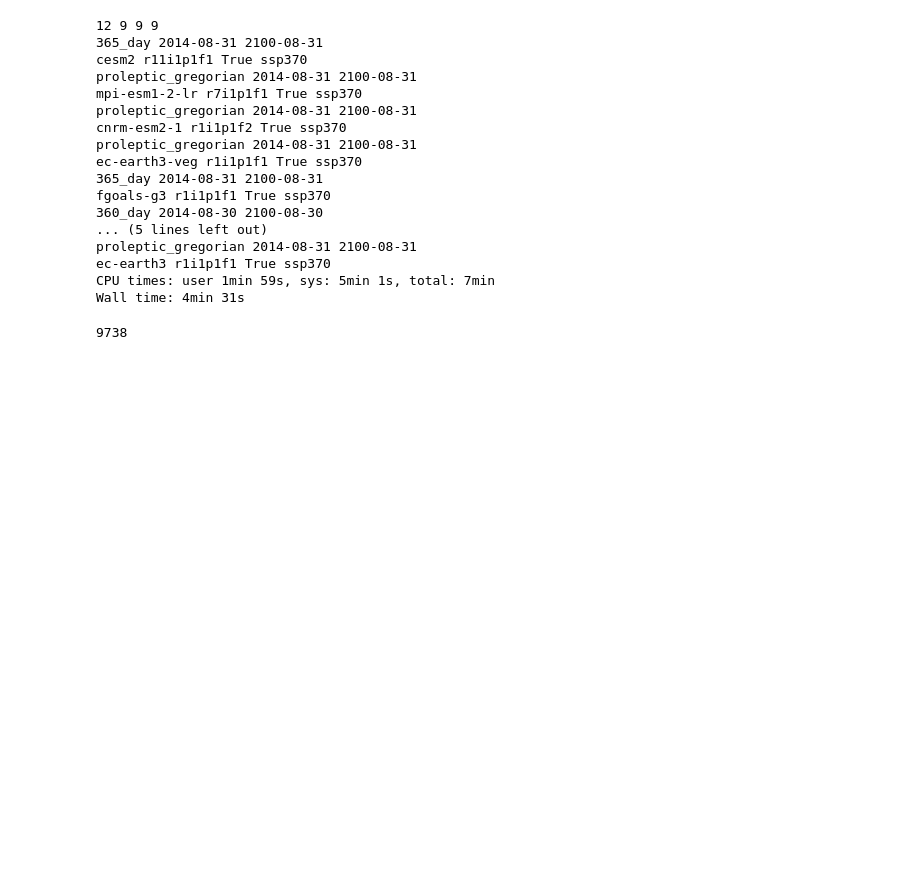
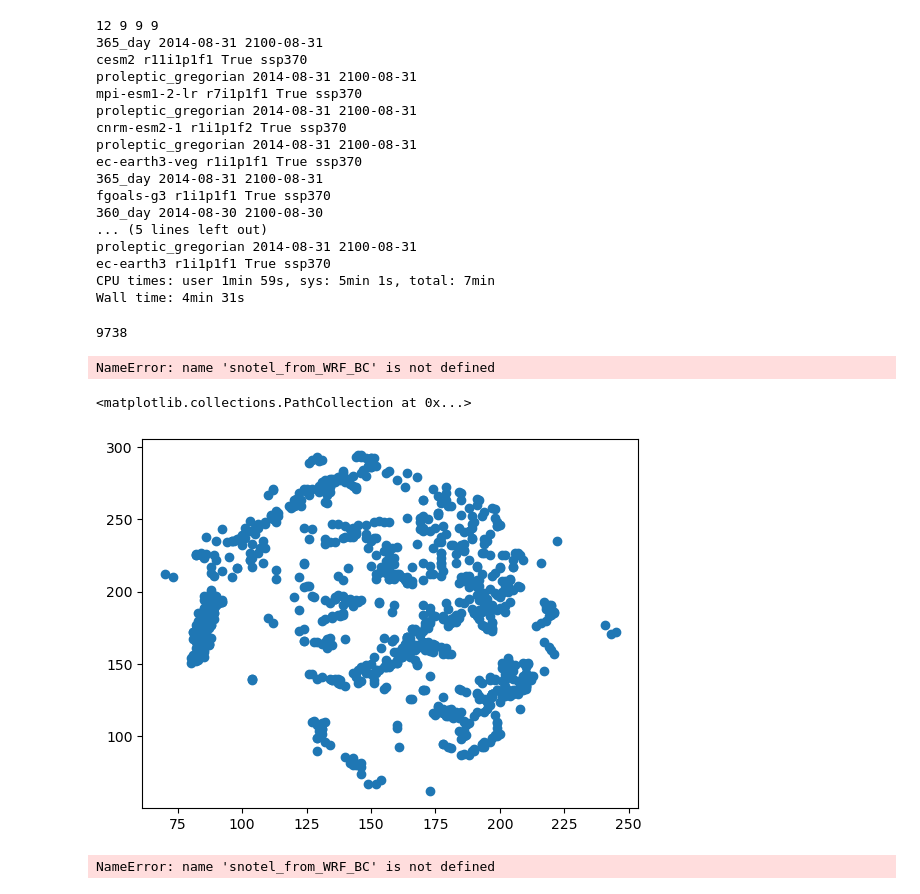
Before and after one commit to mariannecowherd/resilient-snowpack-estimation, a Jupyter notebook: code/generate_tmpfiles.ipynb, the cells around one changed output. Drawn from its saved outputs; the diff is of its cells as text; code cells hidden in the pictures; blank space fills up the shorter version.

```diff
--- a/code/generate_tmpfiles.ipynb
+++ b/code/generate_tmpfiles.ipynb
@@ -178,0 +192,6 @@ Wall time: 4min 31s
+# %%
+snow_SNOTELfromWRF_BC = xr.concat(snow_SNOTELfromWRF,dim='gcm')
+
+gc.collect()
+# %% [output]
+NameError: name 'snotel_from_WRF_BC' is not defined
@@ -178,0 +200,9 @@ Wall time: 4min 31s
+# %%
+site_indices = xr.open_dataset('/pscratch/sd/c/cowherd/resilient-snowpack-estimation/data/d02_coordinate_pairs.nc')
+snow_BC = xr.open_dataset(f'{savedir}snowMax.nc')
+# %%
+import matplotlib.pyplot as plt
+plt.scatter(site_indices['ii_dim'], site_indices['jj_dim'])
+# %% [output]
+<matplotlib.collections.PathCollection at 0x...>
+[figure, added]
@@ -179,34 +212,32 @@ Wall time: 4min 31s
 # %%
+%%time
 ## PREP SNOTEL WRF DATA ##
-jjj = x_indices
-iii = y_indices
+site_indices = xr.open_dataset('/pscratch/sd/c/cowherd/resilient-snowpack-estimation/data/d02_coordinate_pairs.nc')
+snow_BC = xr.open_dataset(f'{savedir}snowMax.nc')
+
+iii = site_indices['ii_dim']
+jjj = site_indices['jj_dim']
 snow_SNOTELfromWRF= []
-for icount, igcm in enumerate(snow_BC.keys()):
-    snow_x = snow_BC[igcm].isel(lat2d=xr.DataArray(jjj,dims="site"), lon2d=xr.DataArray(iii,dims="site"))
-    start_date = snow_x.time[5*365]  # 1985
-    end_date = snow_x.time[35*365]   # 2015
-
-    snow = snow_x.sel(time = slice(start_date,end_date))
-
+for icount, igcm in enumerate(snow_BC.gcm):
+    snow = snow_BC.sel(gcm = igcm).isel(lat2d=xr.DataArray(jjj,dims="site"), lon2d=xr.DataArray(iii,dims="site"))
     if icount == 0:
-        times = snow.time
+        years = snow.year
 
     if icount != 0:
-        snow['time'] = times
+        snow['year'] = years
 
     snow_SNOTELfromWRF.append(snow)
-    print (igcm)
 
 snow_SNOTELfromWRF_BC = xr.concat(snow_SNOTELfromWRF,dim='gcm')
-snow_SNOTELfromWRF_BC['gcm'] = keys
 
 zSNOTEL = z_wrf.isel(lat2d=xr.DataArray(jjj,dims="site"), lon2d=xr.DataArray(iii,dims="site")).load()
 z_coords = {'zWRF': (['site'],  zSNOTEL)}
 
-print (snow_SNOTELfromWRF_BC)
 
 gc.collect()
-snotel_from_WRF_BC.to_netcdf('snotel_from_WRF_BC.nc')
+snotel_from_WRF_BC.to_netcdf('pillow_from_WRF_BC.nc')
+# %% [output]
+NameError: name 'snotel_from_WRF_BC' is not defined
 # %%
 %%time
 ## this takes 50 minutes
```
Also changed, not shown: parts of 7 cells of this notebook, 8 other files.
